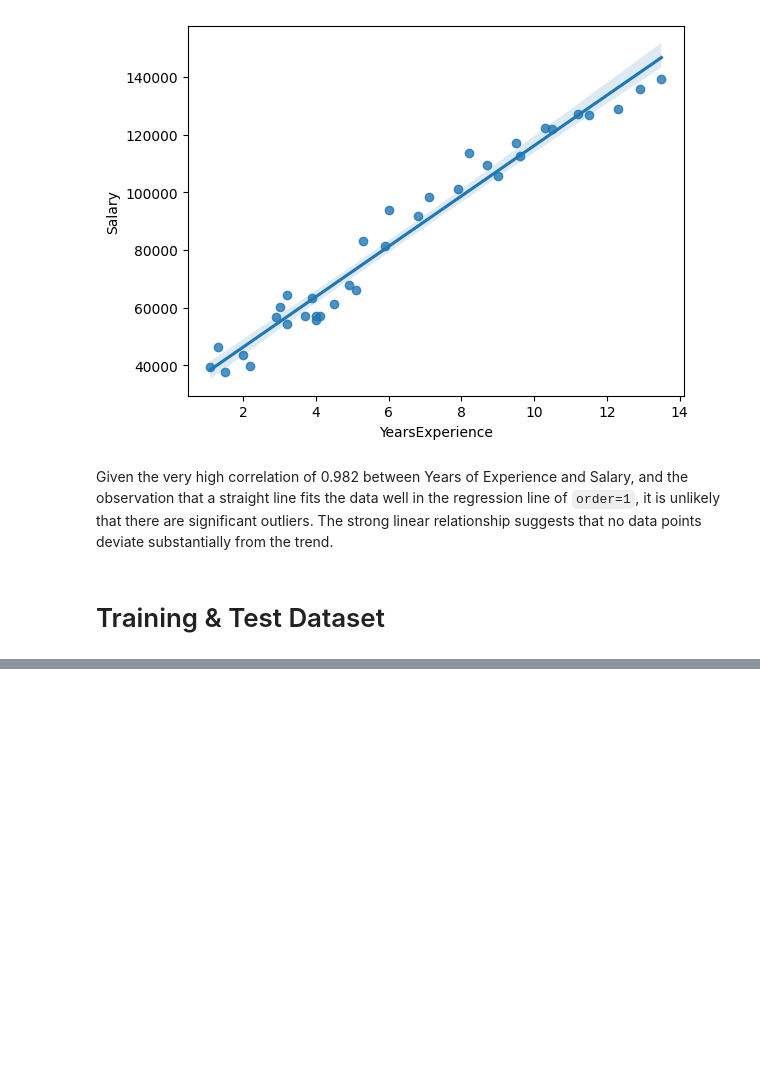
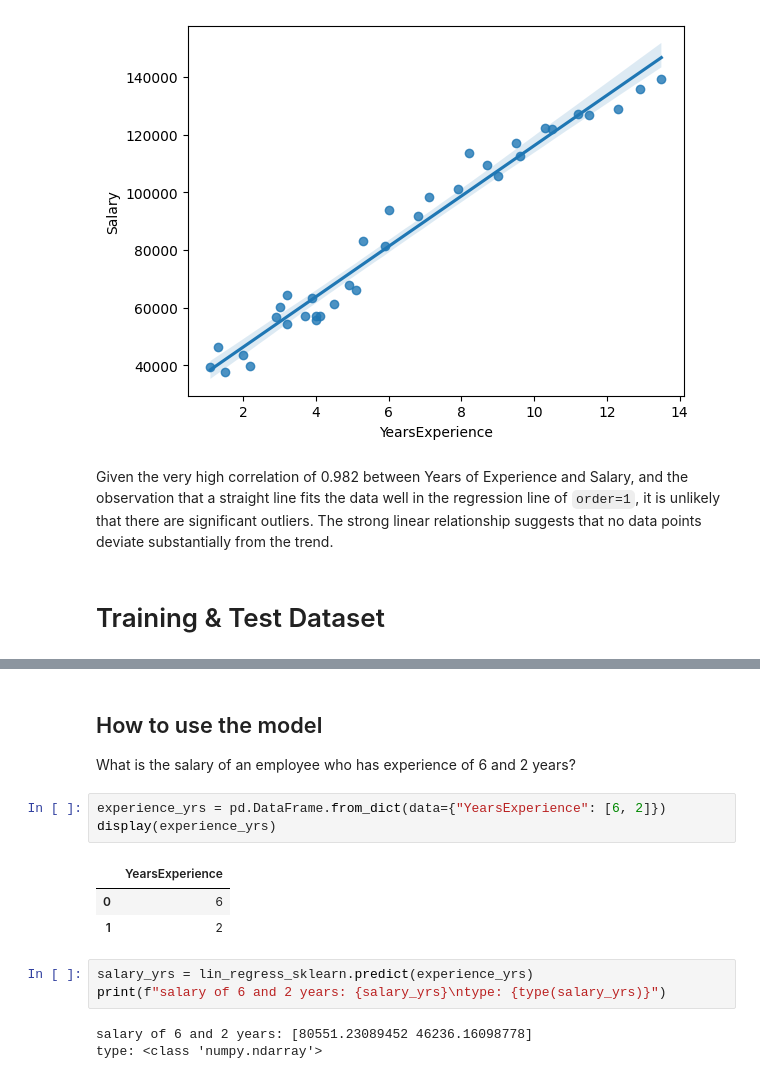
Before and after one commit to emddarn/predictive-analysis-sagemaker, a Jupyter notebook: salary_prediction_sagemaker/salary_prediction.ipynb, the cells around one changed output, grey strips where cells are left out. Cells and saved outputs as stored; diff of their text form; blank space fills up the shorter version.

```diff
--- a/salary_prediction_sagemaker/salary_prediction.ipynb
+++ b/salary_prediction_sagemaker/salary_prediction.ipynb
@@ -256,0 +403,16 @@ Given the very high correlation of 0.982 between Years of Experience and Salary,
+# %% [markdown]
+## How to use the model
+What is the salary of an employee who has experience of 6 and 2 years?
+# %%
+experience_yrs = pd.DataFrame.from_dict(data={"YearsExperience": [6, 2]})
+display(experience_yrs)
+# %% [output]
+|  | YearsExperience |
+| 0 | 6 |
+| 1 | 2 |
+# %%
+salary_yrs = lin_regress_sklearn.predict(experience_yrs)
+print(f"salary of 6 and 2 years: {salary_yrs}\ntype: {type(salary_yrs)}")
+# %% [output]
+salary of 6 and 2 years: [80551.23089452 46236.16098778]
+type: <class 'numpy.ndarray'>
```
Also changed, not shown: parts of 15 cells of this notebook, 2 other files.
